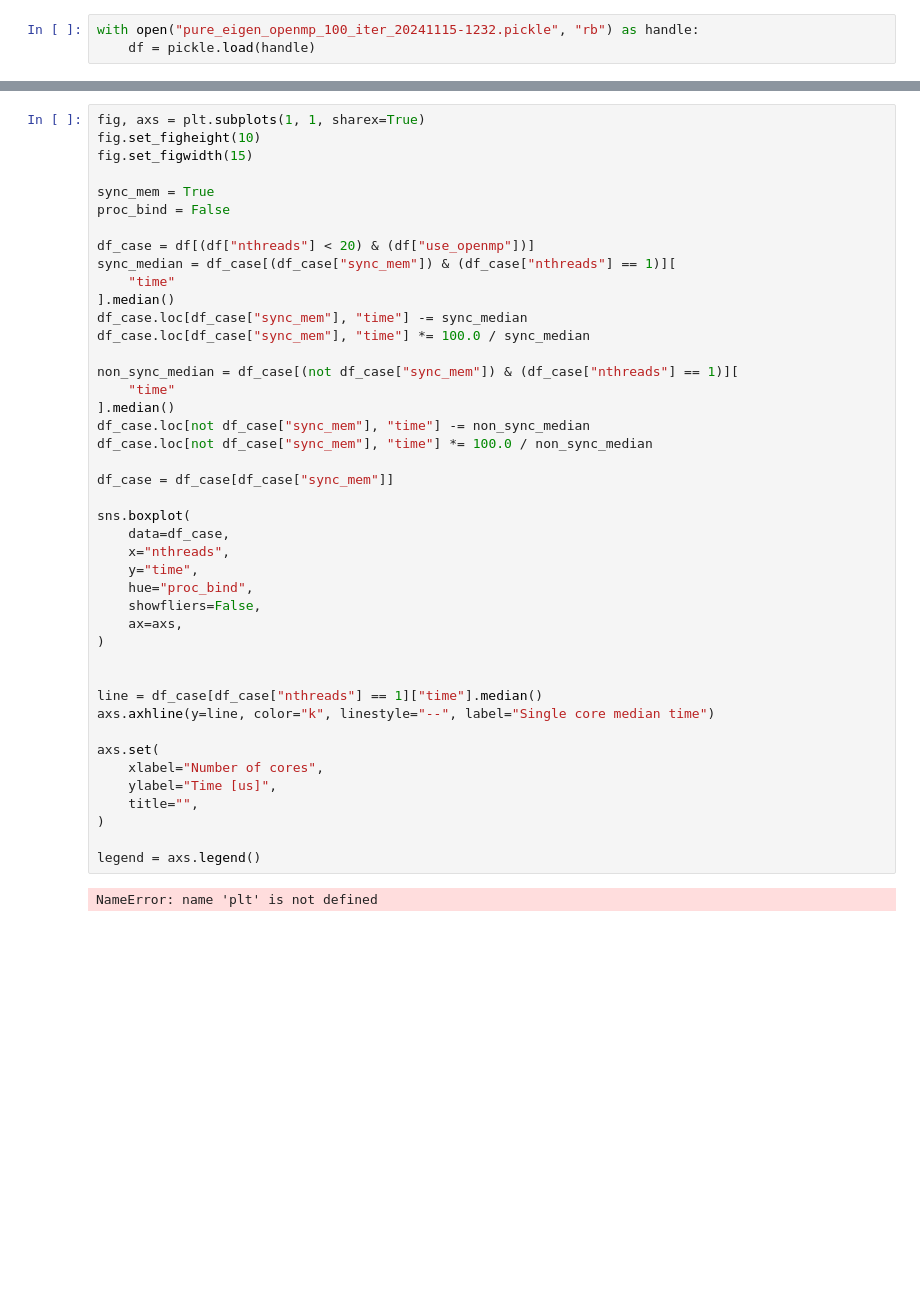
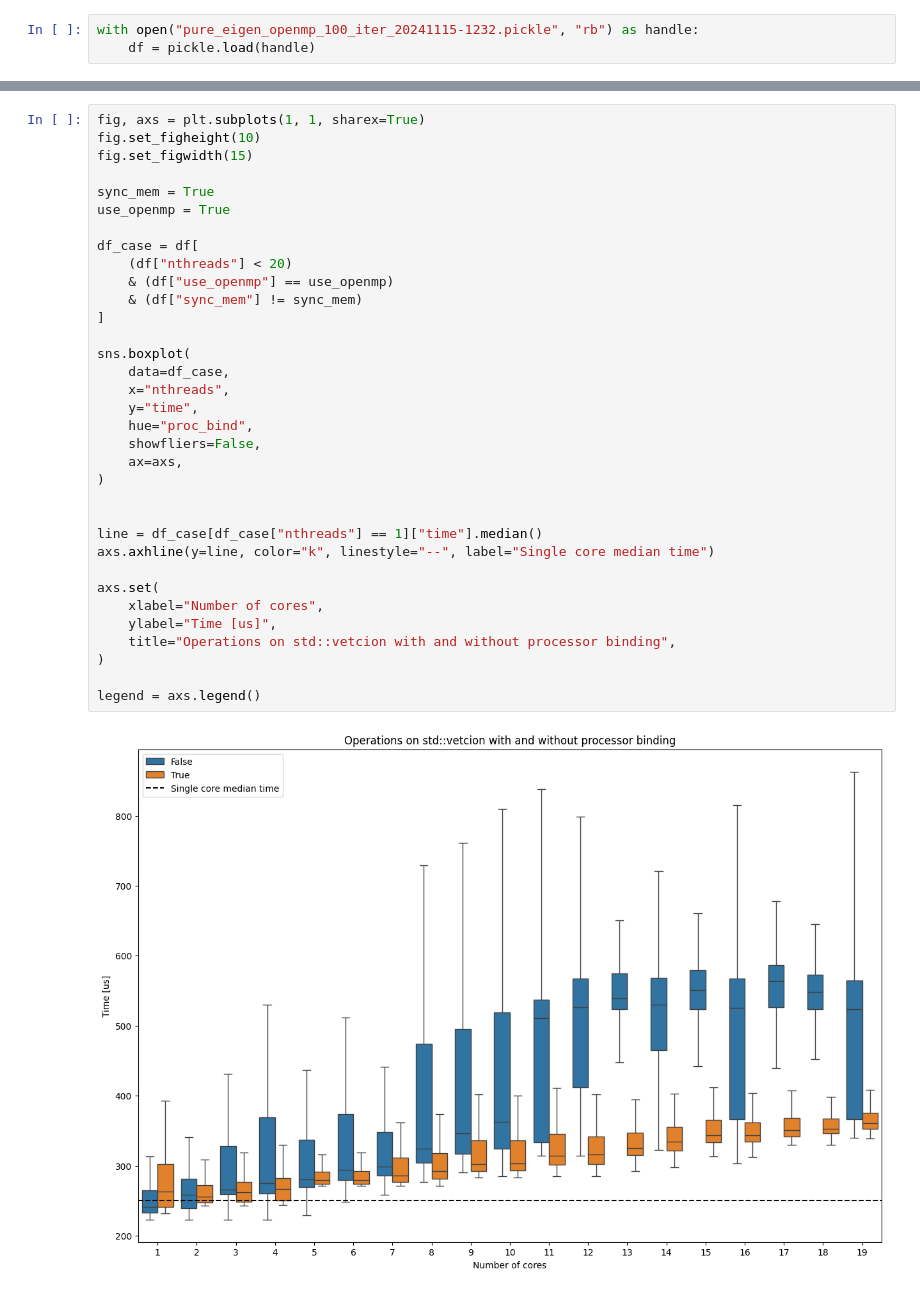
Before and after one commit to Kotochleb/crocoddyl-multithreading-benchmark, a Jupyter notebook: experiments/pure_eigen_openmp/notebooks/pure_eigen_openmp.ipynb, the cells around one changed output, grey strips where cells are left out. Drawn from its saved outputs; the diff is of its cells as text; blank space fills up the shorter version.

```diff
--- a/experiments/pure_eigen_openmp/notebooks/pure_eigen_openmp.ipynb
+++ b/experiments/pure_eigen_openmp/notebooks/pure_eigen_openmp.ipynb
@@ -224,48 +208,39 @@ with open(f"pure_eigen_openmp_{n_iter}_iter_{time_str}.pickle", "wb") as handle:
 # %%
 fig, axs = plt.subplots(1, 1, sharex=True)
 fig.set_figheight(10)
 fig.set_figwidth(15)
 
 sync_mem = True
-proc_bind = False
+use_openmp = True
 
-df_case = df[(df["nthreads"] < 20) & (df["use_openmp"])]
-sync_median = df_case[(df_case["sync_mem"]) & (df_case["nthreads"] == 1)][
-    "time"
-].median()
-df_case.loc[df_case["sync_mem"], "time"] -= sync_median
-df_case.loc[df_case["sync_mem"], "time"] *= 100.0 / sync_median
-
-non_sync_median = df_case[(not df_case["sync_mem"]) & (df_case["nthreads"] == 1)][
-    "time"
-].median()
-df_case.loc[not df_case["sync_mem"], "time"] -= non_sync_median
-df_case.loc[not df_case["sync_mem"], "time"] *= 100.0 / non_sync_median
-
-df_case = df_case[df_case["sync_mem"]]
+df_case = df[
+    (df["nthreads"] < 20)
+    & (df["use_openmp"] == use_openmp)
+    & (df["sync_mem"] != sync_mem)
+]
 
 sns.boxplot(
     data=df_case,
     x="nthreads",
     y="time",
     hue="proc_bind",
     showfliers=False,
     ax=axs,
 )
 
 
 line = df_case[df_case["nthreads"] == 1]["time"].median()
 axs.axhline(y=line, color="k", linestyle="--", label="Single core median time")
 
 axs.set(
     xlabel="Number of cores",
     ylabel="Time [us]",
-    title="",
+    title="Operations on std::vetcion with and without processor binding",
 )
 
 legend = axs.legend()
 # %% [output]
-NameError: name 'plt' is not defined
+[figure, added]
 # %%
 import subprocess
 import os
```
Also changed, not shown: parts of 8 cells of this notebook, 1 other file.
